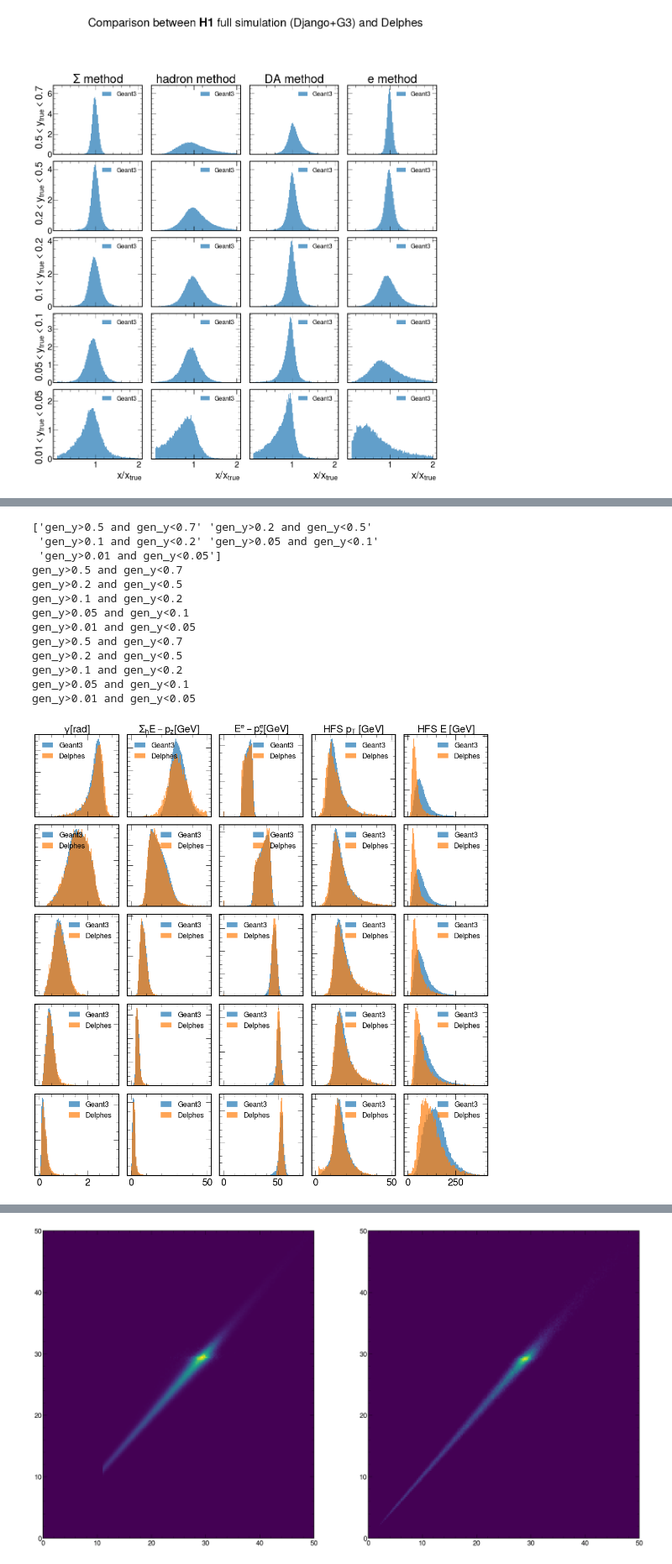
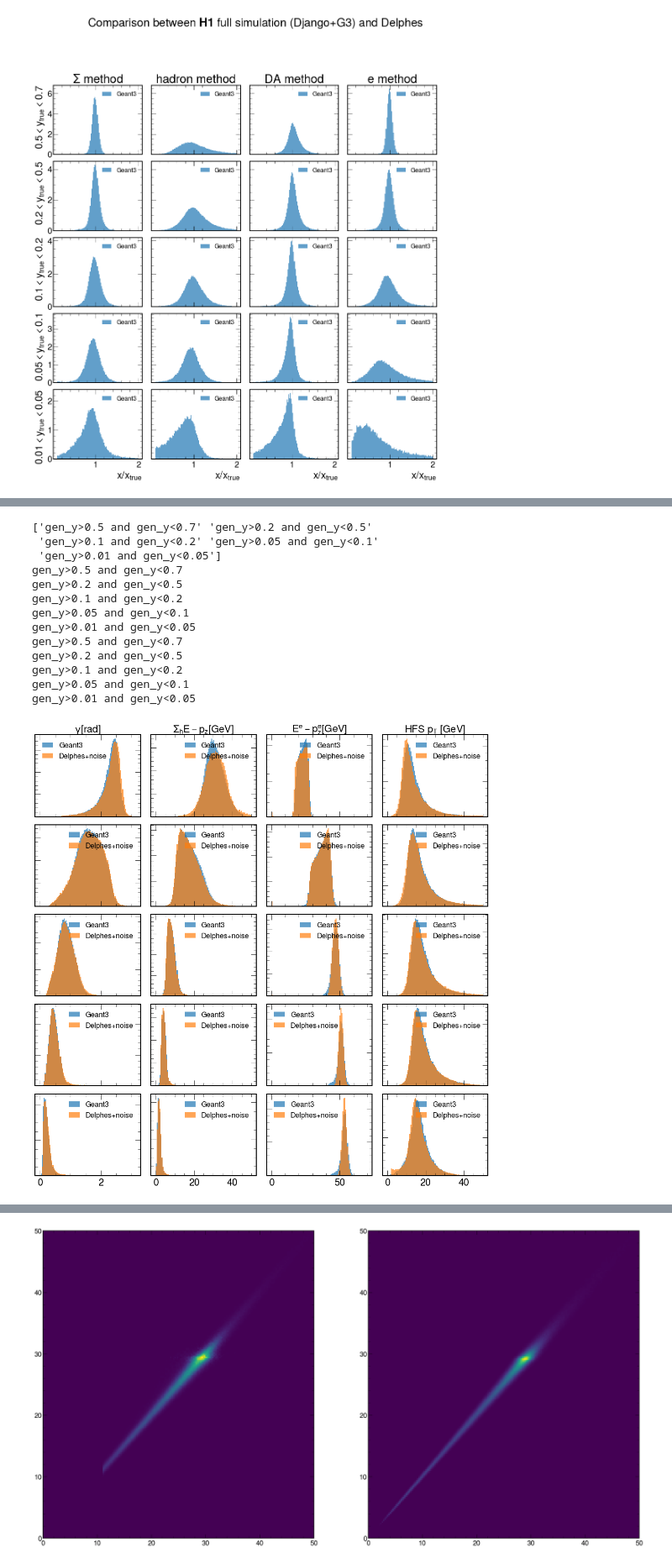
Before and after one commit to owen234/DIS-reco, a Jupyter notebook: fullsim-vs-fastsim-h1-all.ipynb, the cells around one changed output, grey strips where cells are left out. Shown at 84% size. Cells and saved outputs as stored; diff of their text form; code cells hidden in the pictures.

```diff
--- a/fullsim-vs-fastsim-h1-all.ipynb
+++ b/fullsim-vs-fastsim-h1-all.ipynb
@@ -277,10 +287,10 @@ for i in range(5):
 for i in range(5):
     print(ybins[i])
     temp = mc_fastsim.query(ybins[i])
-    ax[3 + 4*i].hist(temp['xe_ratio'],density=True,bins=100,range=(0.1,2),alpha=myalpha,label='Delphes')
-    ax[2 + 4*i].hist(temp['xda_ratio'],density=True,bins=100,range=(0.1,2),alpha=myalpha,label='Delphes')
-    ax[1 + 4*i].hist(temp['xh_ratio'],density=True,bins=100,range=(0.1,2),alpha=myalpha,label='Delphes')
-    ax[0 + 4*i].hist(temp['xsigma_ratio'],density=True,bins=100,range=(0.1,2),alpha=myalpha,label='Delphes')
+    ax[3 + 4*i].hist(temp['xe_ratio'],density=True,bins=100,range=(0.1,2),alpha=myalpha,label=delphes_label)
+    ax[2 + 4*i].hist(temp['xda_ratio'],density=True,bins=100,range=(0.1,2),alpha=myalpha,label=delphes_label)
+    ax[1 + 4*i].hist(temp['xh_ratio'],density=True,bins=100,range=(0.1,2),alpha=myalpha,label=delphes_label)
+    ax[0 + 4*i].hist(temp['xsigma_ratio'],density=True,bins=100,range=(0.1,2),alpha=myalpha,label=delphes_label)
 
 
 
@@ -540,7 +550,7 @@ mc_fastsim.eval('e_e = sqrt(e_px*e_px + e_py*e_py + e_pz*e_pz)', inplace=True )
 mc_fastsim.eval('e_empz = e_e - e_pz', inplace=True )
 # %%
 
-fig,ax = plt.subplots(5,5,figsize=(18,18), sharex='col')
+fig,ax = plt.subplots(5,4,figsize=(18,18), sharex='col')
 
 ybins = np.array(['gen_y>0.5 and gen_y<0.7', 'gen_y>0.2 and gen_y<0.5',
                   'gen_y>0.1 and gen_y<0.2', 'gen_y>0.05 and gen_y<0.1','gen_y>0.01 and gen_y<0.05'])
@@ -555,68 +565,51 @@ for i in range(5):
     ax[i][1].hist(temp['HFS_Sigma'],weights=temp['wgt'],density=True,bins=100,range=(0,50),alpha=myalpha,label='Geant3')
     ax[i][2].hist(temp['e_empz'],weights=temp['wgt'],density=True,bins=100,range=(0,70),alpha=myalpha,label='Geant3')
     ax[i][3].hist(temp['HFS_pt'],weights=temp['wgt'],density=True,bins=100,range=(0,50),alpha=myalpha,label='Geant3')
-    ax[i][4].hist(temp['HFS_E'],weights=temp['wgt'],density=True,bins=100,range=(0,400),alpha=myalpha,label='Geant3')
+    #ax[i][4].hist(temp['HFS_E'],weights=temp['wgt'],density=True,bins=100,range=(0,400),alpha=myalpha,label='Geant3')
 
 for i in range(5):
     print(ybins[i])
     temp = mc_fastsim.query(ybins[i])
-    ax[i][0].hist(temp['HFS_gamma'],density=True,bins=100,range=(0.0,3.14159265),alpha=myalpha,label='Delphes')
-    ax[i][1].hist(temp['HFS_Sigma'],density=True,bins=100,range=(0,50),alpha=myalpha,label='Delphes')
-    ax[i][2].hist(temp['e_empz'],density=True,bins=100,range=(0,70),alpha=myalpha,label='Delphes')
-    ax[i][3].hist(temp['HFS_pt'],density=True,bins=100,range=(0,50),alpha=myalpha,label='Delphes')
-    ax[i][4].hist(temp['HFS_E'],density=True,bins=100,range=(0,400),alpha=myalpha,label='Delphes')
+    ax[i][0].hist(temp['HFS_gamma'],density=True,bins=100,range=(0.0,3.14159265),alpha=myalpha,label=delphes_label)
+    ax[i][1].hist(temp['HFS_Sigma'],density=True,bins=100,range=(0,50),alpha=myalpha,label=delphes_label)
+    ax[i][2].hist(temp['e_empz'],density=True,bins=100,range=(0,70),alpha=myalpha,label=delphes_label)
+    ax[i][3].hist(temp['HFS_pt'],density=True,bins=100,range=(0,50),alpha=myalpha,label=delphes_label)
+    #ax[i][4].hist(temp['HFS_E'],density=True,bins=100,range=(0,400),alpha=myalpha,label=delphes_label)
 
 
 plt.subplots_adjust(wspace=0.1, hspace=0.1)
 
-#ax[0].set_title('$\Sigma$ method')
-#ax[1].set_title('hadron method')
-#ax[2].set_title('DA method')
-#ax[3].set_title('e method')
 
-
-
-
-#ax[0].set_ylabel(' $0.5<y_{true}<0.7$')
-#ax[4].set_ylabel(' $0.2<y_{true}<0.5$')
-#ax[8].set_ylabel(' $0.1<y_{true}<0.2$')
-#ax[12].set_ylabel(' $0.05<y_{true}<0.1$')
-#ax[16].set_ylabel(' $0.01<y_{true}<0.05$')
-#ax[-1].set_xlabel(r'$x/x_{true}$ ')
-
-#ax[-2].set_xlabel(r'$x/x_{true}$ ')
-#ax[-3].set_xlabel(r'$x/x_{true}$ ')
-#ax[-4].set_xlabel(r'$x/x_{true}$ ')
 
 ax = ax.flatten()
 
 ax[0].set_title('$\gamma [rad]$ ', fontsize=22 )
 ax[1].set_title('$\Sigma_{h} E-p_{z} [GeV]$', fontsize=22 )
 ax[2].set_title('$E^{e}-p^{e}_{z} [GeV]$', fontsize=22 )
 ax[3].set_title('HFS $p_{T}$ [GeV]', fontsize=22 )
-ax[4].set_title('HFS $E$ [GeV]', fontsize=22 )
+#ax[4].set_title('HFS $E$ [GeV]', fontsize=22 )
 
 for i in range(len(ax.flatten())):
     ax[i].legend(loc='best',fontsize=16)
     ax[i].set_yticklabels([])
 plt.subplots_adjust(wspace=0.1, hspace=0.1)
 #plt.xticks(fontsize=2)
 #plt.yticks(fontsize=2)
 
 plt.show()
 # %% [output]
 ['gen_y>0.5 and gen_y<0.7' 'gen_y>0.2 and gen_y<0.5'
  'gen_y>0.1 and gen_y<0.2' 'gen_y>0.05 and gen_y<0.1'
  'gen_y>0.01 and gen_y<0.05']
 gen_y>0.5 and gen_y<0.7
 gen_y>0.2 and gen_y<0.5
 gen_y>0.1 and gen_y<0.2
 gen_y>0.05 and gen_y<0.1
 gen_y>0.01 and gen_y<0.05
 gen_y>0.5 and gen_y<0.7
 gen_y>0.2 and gen_y<0.5
 gen_y>0.1 and gen_y<0.2
 gen_y>0.05 and gen_y<0.1
 gen_y>0.01 and gen_y<0.05
-[figure, old version]
+[figure, new version]
 # %%
```
Also changed, not shown: parts of 10 cells of this notebook, 2 other files.
